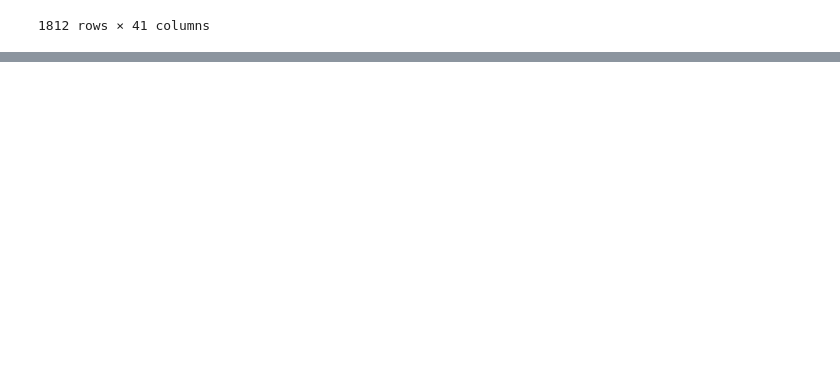
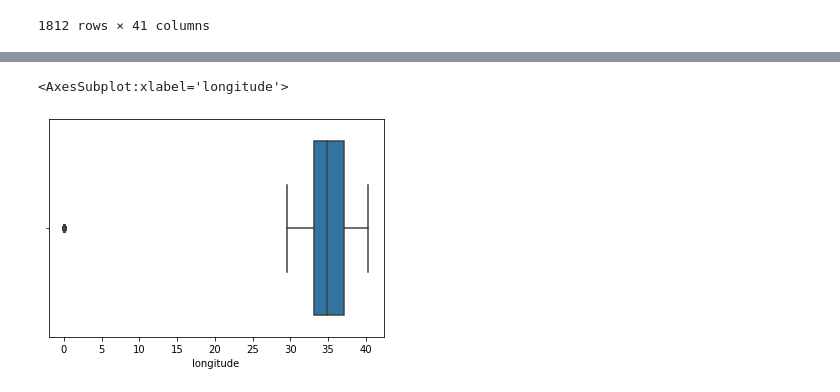
Before and after one commit to halmonchaquayla/tanzanian_water_well_project, a Jupyter notebook: Location.ipynb, the cells around one changed output, grey strips where cells are left out. Drawn from its saved outputs; the diff is of its cells as text; code cells hidden in the pictures; blank space fills up the shorter version.

```diff
--- a/Location.ipynb
+++ b/Location.ipynb
@@ -191,0 +232,6 @@ loc_main.to_csv('location_found.csv')
+# %%
+import seaborn as sns
+sns.boxplot(x=value.longitude)
+# %% [output]
+<AxesSubplot:xlabel='longitude'>
+[figure, added]
```
Also changed, not shown: parts of 7 cells of this notebook.
